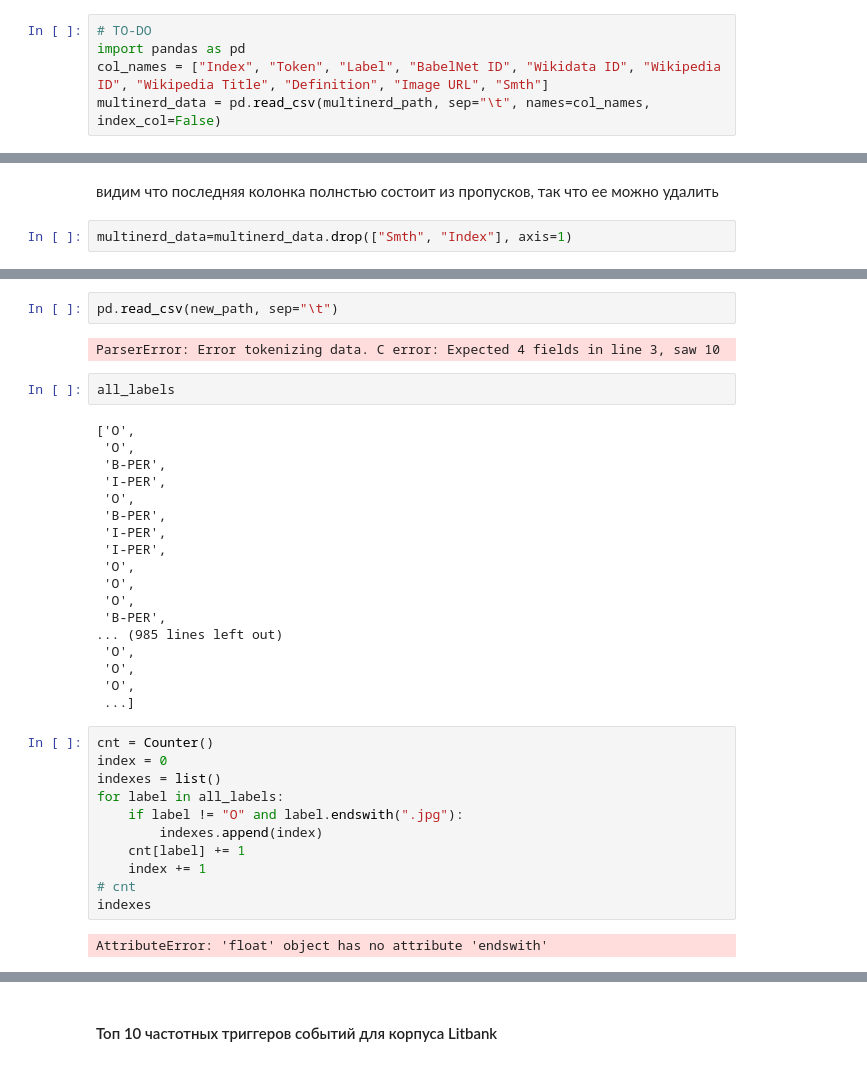
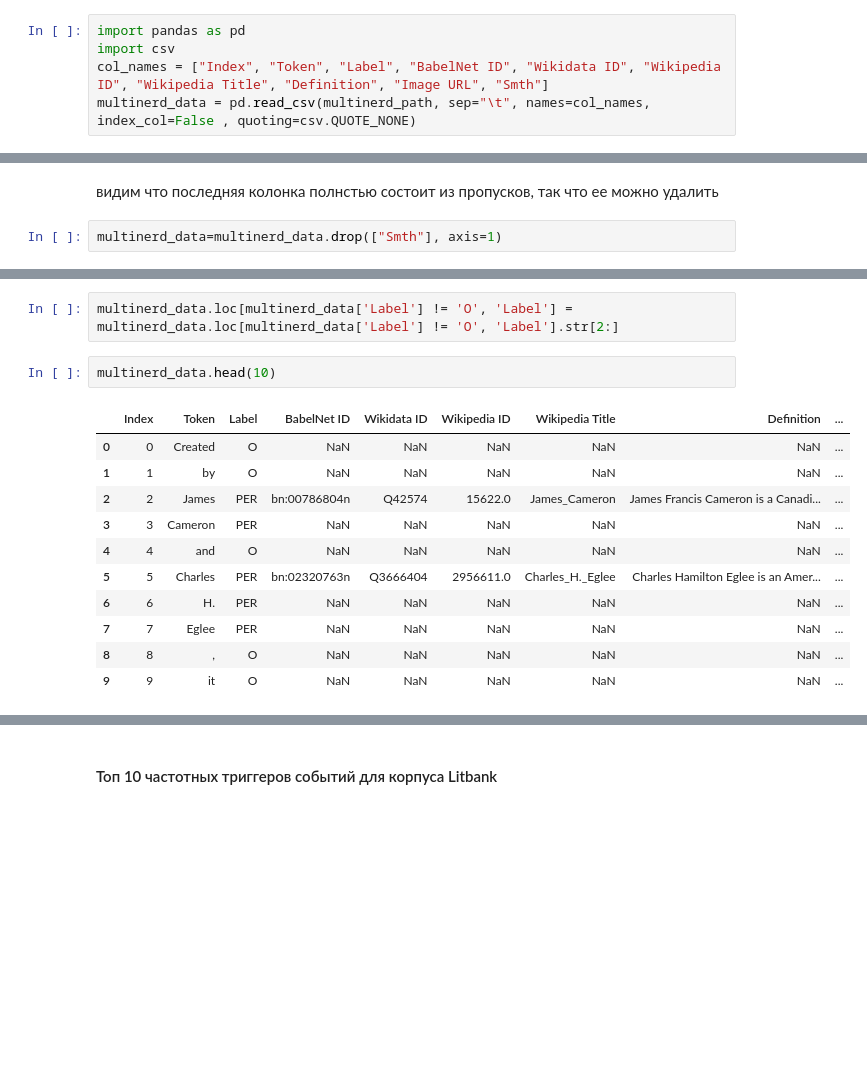
Before and after one commit to potroshitelshuk/NLP-2022, a Jupyter notebook: hw2-2022.ipynb, the cells around one changed output, grey strips where cells are left out. Cells and saved outputs as stored; diff of their text form; blank space fills up the shorter version.

```diff
--- a/hw2-2022.ipynb
+++ b/hw2-2022.ipynb
@@ -170,7 +170,7 @@ PER
 # %% [markdown]
 #### Топ 10 именованных сущностей для корпуса MultiNERD_EN
 # %%
-# TO-DO
 import pandas as pd
+import csv
 col_names = ["Index", "Token", "Label", "BabelNet ID", "Wikidata ID", "Wikipedia ID", "Wikipedia Title", "Definition", "Image URL", "Smth"]
-multinerd_data = pd.read_csv(multinerd_path, sep="\t", names=col_names, index_col=False)
+multinerd_data = pd.read_csv(multinerd_path, sep="\t", names=col_names, index_col=False , quoting=csv.QUOTE_NONE)
@@ -208,7 +192,7 @@ print(multinerd_data["Smth"].isna().count())
 # %% [markdown]
 видим что последняя колонка полнстью состоит из пропусков, так что ее можно удалить
 # %%
-multinerd_data=multinerd_data.drop(["Smth", "Index"], axis=1)
+multinerd_data=multinerd_data.drop(["Smth"], axis=1)
 # %%
 multinerd_data.head()
 # %% [output]
@@ -297,37 +205,16 @@ with open(multinerd_path) as file:
-# %%
-pd.read_csv(new_path, sep="\t")
-# %% [output]
-ParserError: Error tokenizing data. C error: Expected 4 fields in line 3, saw 10
-# %%
-all_labels
-# %% [output]
-['O',
- 'O',
- 'B-PER',
- 'I-PER',
- 'O',
- 'B-PER',
- 'I-PER',
- 'I-PER',
- 'O',
- 'O',
- 'O',
- 'B-PER',
-... (985 lines left out)
- 'O',
- 'O',
- 'O',
- ...]
-# %%
-cnt = Counter()
-index = 0
-indexes = list()
-for label in all_labels:
-    if label != "O" and label.endswith(".jpg"):
-        indexes.append(index)
-    cnt[label] += 1
-    index += 1
-# cnt
-indexes
-# %% [output]
-AttributeError: 'float' object has no attribute 'endswith'
+# %%
+multinerd_data.loc[multinerd_data['Label'] != 'O', 'Label'] = multinerd_data.loc[multinerd_data['Label'] != 'O', 'Label'].str[2:]
+# %%
+multinerd_data.head(10)
+# %% [output]
+|  | Index | Token | Label | BabelNet ID | Wikidata ID | Wikipedia ID | Wikipedia Title | Definition | ... |
+| 0 | 0 | Created | O | NaN | NaN | NaN | NaN | NaN | ... |
+| 1 | 1 | by | O | NaN | NaN | NaN | NaN | NaN | ... |
+| 2 | 2 | James | PER | bn:00786804n | Q42574 | 15622.0 | James_Cameron | James Francis Cameron is a Canadi... | ... |
+| 3 | 3 | Cameron | PER | NaN | NaN | NaN | NaN | NaN | ... |
+| 4 | 4 | and | O | NaN | NaN | NaN | NaN | NaN | ... |
+| 5 | 5 | Charles | PER | bn:02320763n | Q3666404 | 2956611.0 | Charles_H._Eglee | Charles Hamilton Eglee is an Amer... | ... |
+| 6 | 6 | H. | PER | NaN | NaN | NaN | NaN | NaN | ... |
+| 7 | 7 | Eglee | PER | NaN | NaN | NaN | NaN | NaN | ... |
+| 8 | 8 | , | O | NaN | NaN | NaN | NaN | NaN | ... |
+| 9 | 9 | it | O | NaN | NaN | NaN | NaN | NaN | ... |
```
Also changed, not shown: parts of 25 cells of this notebook.
